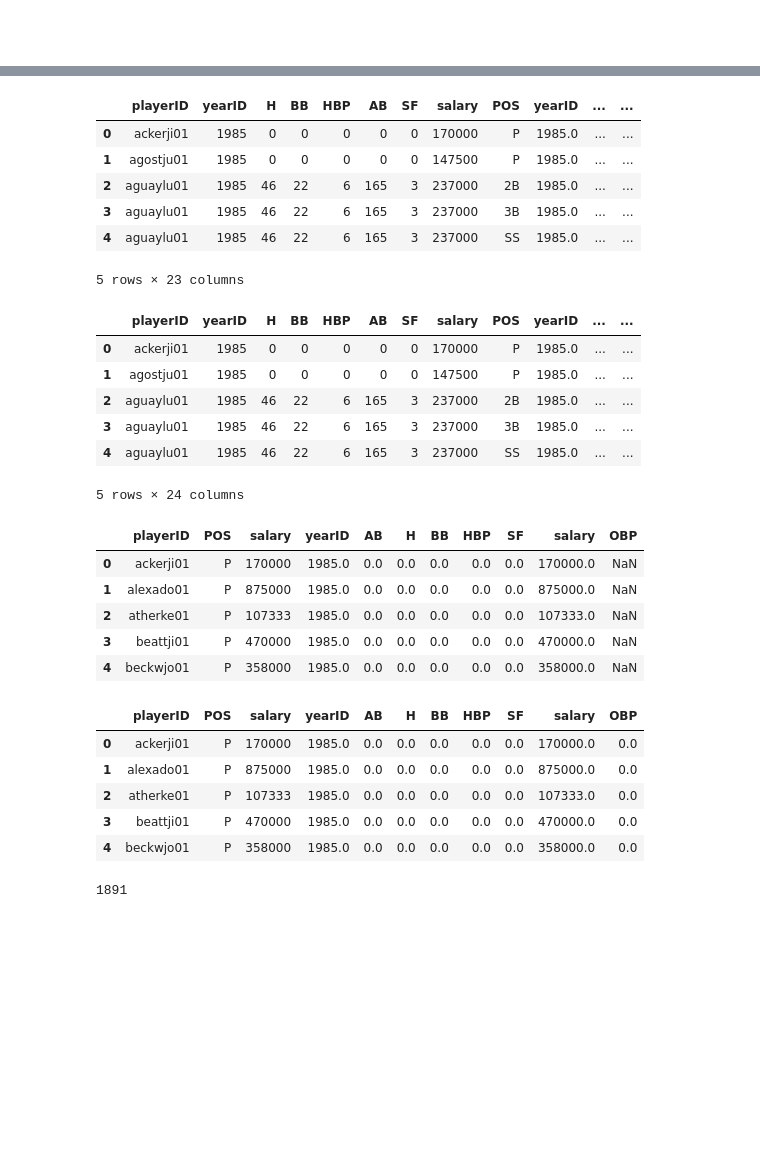
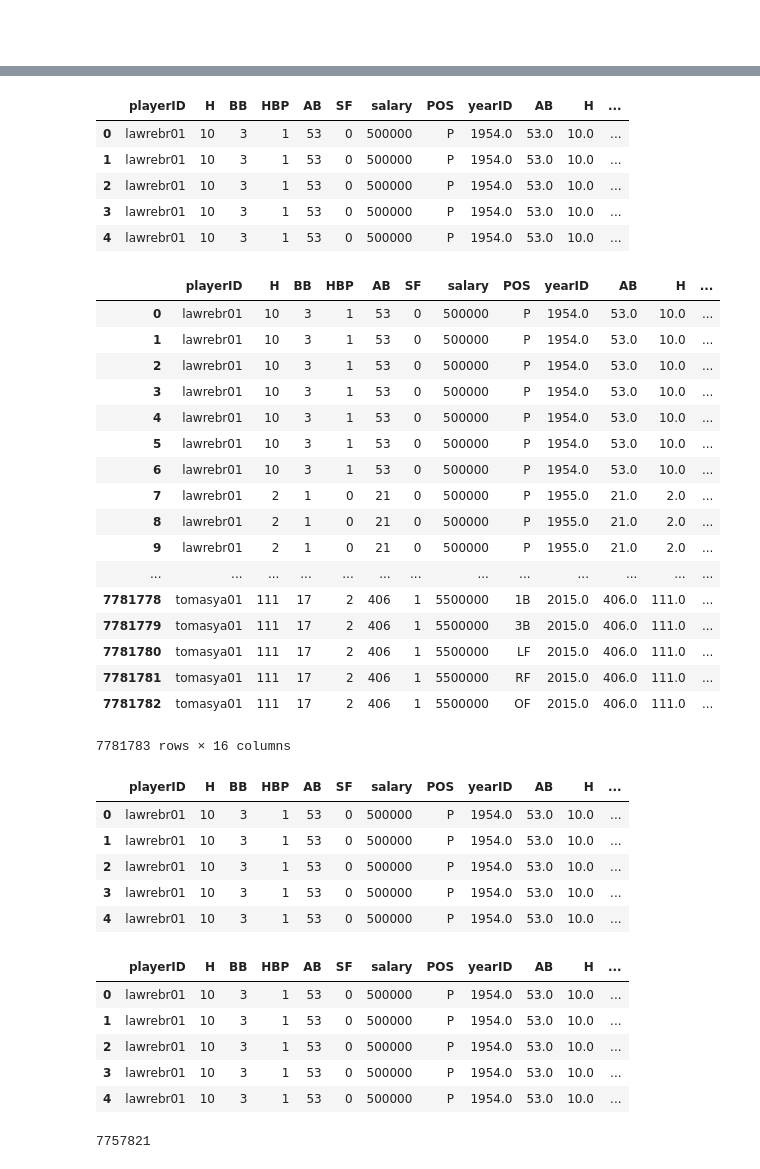
Before and after one commit to njberejan/moneyball, a Jupyter notebook: moneyball.ipynb, the cells around one changed output, grey strips where cells are left out. Cells and saved outputs as stored; diff of their text form; code cells hidden in the pictures; blank space fills up the shorter version.

```diff
--- a/moneyball.ipynb
+++ b/moneyball.ipynb
@@ -21,7 +21,7 @@ batting_data.head()
 # %%
 salary_data = pd.read_csv('Data/core/Salaries.csv', sep = ",", dtype = str).fillna(0)
 # %%
-salary_data = salary_data[['playerID', 'yearID', 'salary']]
+salary_data = salary_data[['playerID', 'salary']]
 # %%
 salary_data.head()
 # %% [output]
@@ -34,7 +34,7 @@ salary_data.head()
 # %%
 fielding_data = pd.read_csv('Data/core/Fielding.csv', sep = ",", dtype = str).fillna(0)
 # %%
-fielding_data = fielding_data[['playerID', 'yearID', 'POS']]
+fielding_data = fielding_data[['playerID', 'POS']]
 # %%
 fielding_data.head()
 # %% [output]
@@ -123,3 +116,5 @@ amalgamated_data.sort_values('playerID')
 ~~~~~~~~~~~~~~~~~~~~~~~~~~~~~~~~~~~~~~~~~~~~~~~~~~~~~~~
 # %%
 float_data = amalgamated_data[['yearID', 'AB', 'H', 'BB', 'HBP', 'SF', 'salary']].astype(float)
+# %%
+amalgamated_data.pop('yearID')
@@ -144,13 +156,12 @@ amalgamated_data = cleaned_data
 # %%
 amalgamated_data.head()
 # %% [output]
-|  | playerID | yearID | H | BB | HBP | AB | SF | salary | POS | yearID | ... | ... |
-| 0 | ackerji01 | 1985 | 0 | 0 | 0 | 0 | 0 | 170000 | P | 1985.0 | ... | ... |
-| 1 | agostju01 | 1985 | 0 | 0 | 0 | 0 | 0 | 147500 | P | 1985.0 | ... | ... |
-| 2 | aguaylu01 | 1985 | 46 | 22 | 6 | 165 | 3 | 237000 | 2B | 1985.0 | ... | ... |
-| 3 | aguaylu01 | 1985 | 46 | 22 | 6 | 165 | 3 | 237000 | 3B | 1985.0 | ... | ... |
-| 4 | aguaylu01 | 1985 | 46 | 22 | 6 | 165 | 3 | 237000 | SS | 1985.0 | ... | ... |
+|  | playerID | H | BB | HBP | AB | SF | salary | POS | yearID | AB | H | ... |
+| 0 | lawrebr01 | 10 | 3 | 1 | 53 | 0 | 500000 | P | 1954.0 | 53.0 | 10.0 | ... |
+| 1 | lawrebr01 | 10 | 3 | 1 | 53 | 0 | 500000 | P | 1954.0 | 53.0 | 10.0 | ... |
+| 2 | lawrebr01 | 10 | 3 | 1 | 53 | 0 | 500000 | P | 1954.0 | 53.0 | 10.0 | ... |
+| 3 | lawrebr01 | 10 | 3 | 1 | 53 | 0 | 500000 | P | 1954.0 | 53.0 | 10.0 | ... |
+| 4 | lawrebr01 | 10 | 3 | 1 | 53 | 0 | 500000 | P | 1954.0 | 53.0 | 10.0 | ... |
-5 rows × 23 columns
 # %%
 top_list = ['H', 'BB', 'HBP']
 # %%
@@ -158,15 +169,26 @@ bottom_list = ['AB', 'BB' , 'HBP', "SF"]
 # %%
 amalgamated_data['OBP'] = amalgamated_data[top_list].sum(axis=1) / amalgamated_data[bottom_list].sum(axis=1)
 # %%
-amalgamated_data.head().fillna(0)
+amalgamated_data.fillna(0)
 # %% [output]
-|  | playerID | yearID | H | BB | HBP | AB | SF | salary | POS | yearID | ... | ... |
-| 0 | ackerji01 | 1985 | 0 | 0 | 0 | 0 | 0 | 170000 | P | 1985.0 | ... | ... |
-| 1 | agostju01 | 1985 | 0 | 0 | 0 | 0 | 0 | 147500 | P | 1985.0 | ... | ... |
-| 2 | aguaylu01 | 1985 | 46 | 22 | 6 | 165 | 3 | 237000 | 2B | 1985.0 | ... | ... |
-| 3 | aguaylu01 | 1985 | 46 | 22 | 6 | 165 | 3 | 237000 | 3B | 1985.0 | ... | ... |
-| 4 | aguaylu01 | 1985 | 46 | 22 | 6 | 165 | 3 | 237000 | SS | 1985.0 | ... | ... |
+|  | playerID | H | BB | HBP | AB | SF | salary | POS | yearID | AB | H | ... |
+| 0 | lawrebr01 | 10 | 3 | 1 | 53 | 0 | 500000 | P | 1954.0 | 53.0 | 10.0 | ... |
+| 1 | lawrebr01 | 10 | 3 | 1 | 53 | 0 | 500000 | P | 1954.0 | 53.0 | 10.0 | ... |
+| 2 | lawrebr01 | 10 | 3 | 1 | 53 | 0 | 500000 | P | 1954.0 | 53.0 | 10.0 | ... |
+| 3 | lawrebr01 | 10 | 3 | 1 | 53 | 0 | 500000 | P | 1954.0 | 53.0 | 10.0 | ... |
+| 4 | lawrebr01 | 10 | 3 | 1 | 53 | 0 | 500000 | P | 1954.0 | 53.0 | 10.0 | ... |
+| 5 | lawrebr01 | 10 | 3 | 1 | 53 | 0 | 500000 | P | 1954.0 | 53.0 | 10.0 | ... |
+| 6 | lawrebr01 | 10 | 3 | 1 | 53 | 0 | 500000 | P | 1954.0 | 53.0 | 10.0 | ... |
+| 7 | lawrebr01 | 2 | 1 | 0 | 21 | 0 | 500000 | P | 1955.0 | 21.0 | 2.0 | ... |
+| 8 | lawrebr01 | 2 | 1 | 0 | 21 | 0 | 500000 | P | 1955.0 | 21.0 | 2.0 | ... |
+| 9 | lawrebr01 | 2 | 1 | 0 | 21 | 0 | 500000 | P | 1955.0 | 21.0 | 2.0 | ... |
+| ... | ... | ... | ... | ... | ... | ... | ... | ... | ... | ... | ... | ... |
+| 7781778 | tomasya01 | 111 | 17 | 2 | 406 | 1 | 5500000 | 1B | 2015.0 | 406.0 | 111.0 | ... |
+| 7781779 | tomasya01 | 111 | 17 | 2 | 406 | 1 | 5500000 | 3B | 2015.0 | 406.0 | 111.0 | ... |
+| 7781780 | tomasya01 | 111 | 17 | 2 | 406 | 1 | 5500000 | LF | 2015.0 | 406.0 | 111.0 | ... |
+| 7781781 | tomasya01 | 111 | 17 | 2 | 406 | 1 | 5500000 | RF | 2015.0 | 406.0 | 111.0 | ... |
+| 7781782 | tomasya01 | 111 | 17 | 2 | 406 | 1 | 5500000 | OF | 2015.0 | 406.0 | 111.0 | ... |
-5 rows × 24 columns
+7781783 rows × 16 columns
 # %%
 # def get_obp(hits, walks, hit_by_pitch, at_bats, sacrifice_flies):
 #     return ((hits + walks + hit_by_pitch)/(at_bats + walks + hit_by_pitch + sacrifice_flies))
@@ -175,9 +199,9 @@ amalgamated_data.head().fillna(0)
 # %%
-merged_data.head()
+amalgamated_data.head()
 # %% [output]
-|  | playerID | POS | salary | yearID | AB | H | BB | HBP | SF | salary | OBP |
-| 0 | ackerji01 | P | 170000 | 1985.0 | 0.0 | 0.0 | 0.0 | 0.0 | 0.0 | 170000.0 | NaN |
-| 1 | alexado01 | P | 875000 | 1985.0 | 0.0 | 0.0 | 0.0 | 0.0 | 0.0 | 875000.0 | NaN |
-| 2 | atherke01 | P | 107333 | 1985.0 | 0.0 | 0.0 | 0.0 | 0.0 | 0.0 | 107333.0 | NaN |
-| 3 | beattji01 | P | 470000 | 1985.0 | 0.0 | 0.0 | 0.0 | 0.0 | 0.0 | 470000.0 | NaN |
-| 4 | beckwjo01 | P | 358000 | 1985.0 | 0.0 | 0.0 | 0.0 | 0.0 | 0.0 | 358000.0 | NaN |
+|  | playerID | H | BB | HBP | AB | SF | salary | POS | yearID | AB | H | ... |
+| 0 | lawrebr01 | 10 | 3 | 1 | 53 | 0 | 500000 | P | 1954.0 | 53.0 | 10.0 | ... |
+| 1 | lawrebr01 | 10 | 3 | 1 | 53 | 0 | 500000 | P | 1954.0 | 53.0 | 10.0 | ... |
+| 2 | lawrebr01 | 10 | 3 | 1 | 53 | 0 | 500000 | P | 1954.0 | 53.0 | 10.0 | ... |
+| 3 | lawrebr01 | 10 | 3 | 1 | 53 | 0 | 500000 | P | 1954.0 | 53.0 | 10.0 | ... |
+| 4 | lawrebr01 | 10 | 3 | 1 | 53 | 0 | 500000 | P | 1954.0 | 53.0 | 10.0 | ... |
@@ -190,14 +210,14 @@ no_perfect = merged_data_cleaned.drop(merged_data_cleaned[merged_data_cleaned.OB
 # %%
-no_perfect.head()
+amalgamated_data.head()
 # %% [output]
-|  | playerID | POS | salary | yearID | AB | H | BB | HBP | SF | salary | OBP |
-| 0 | ackerji01 | P | 170000 | 1985.0 | 0.0 | 0.0 | 0.0 | 0.0 | 0.0 | 170000.0 | 0.0 |
-| 1 | alexado01 | P | 875000 | 1985.0 | 0.0 | 0.0 | 0.0 | 0.0 | 0.0 | 875000.0 | 0.0 |
-| 2 | atherke01 | P | 107333 | 1985.0 | 0.0 | 0.0 | 0.0 | 0.0 | 0.0 | 107333.0 | 0.0 |
-| 3 | beattji01 | P | 470000 | 1985.0 | 0.0 | 0.0 | 0.0 | 0.0 | 0.0 | 470000.0 | 0.0 |
-| 4 | beckwjo01 | P | 358000 | 1985.0 | 0.0 | 0.0 | 0.0 | 0.0 | 0.0 | 358000.0 | 0.0 |
+|  | playerID | H | BB | HBP | AB | SF | salary | POS | yearID | AB | H | ... |
+| 0 | lawrebr01 | 10 | 3 | 1 | 53 | 0 | 500000 | P | 1954.0 | 53.0 | 10.0 | ... |
+| 1 | lawrebr01 | 10 | 3 | 1 | 53 | 0 | 500000 | P | 1954.0 | 53.0 | 10.0 | ... |
+| 2 | lawrebr01 | 10 | 3 | 1 | 53 | 0 | 500000 | P | 1954.0 | 53.0 | 10.0 | ... |
+| 3 | lawrebr01 | 10 | 3 | 1 | 53 | 0 | 500000 | P | 1954.0 | 53.0 | 10.0 | ... |
+| 4 | lawrebr01 | 10 | 3 | 1 | 53 | 0 | 500000 | P | 1954.0 | 53.0 | 10.0 | ... |
 # %%
-len(no_perfect)
+len(amalgamated_data)
 # %% [output]
-1891
+7757821
 # %%
```
Also changed, not shown: parts of 23 cells of this notebook.
